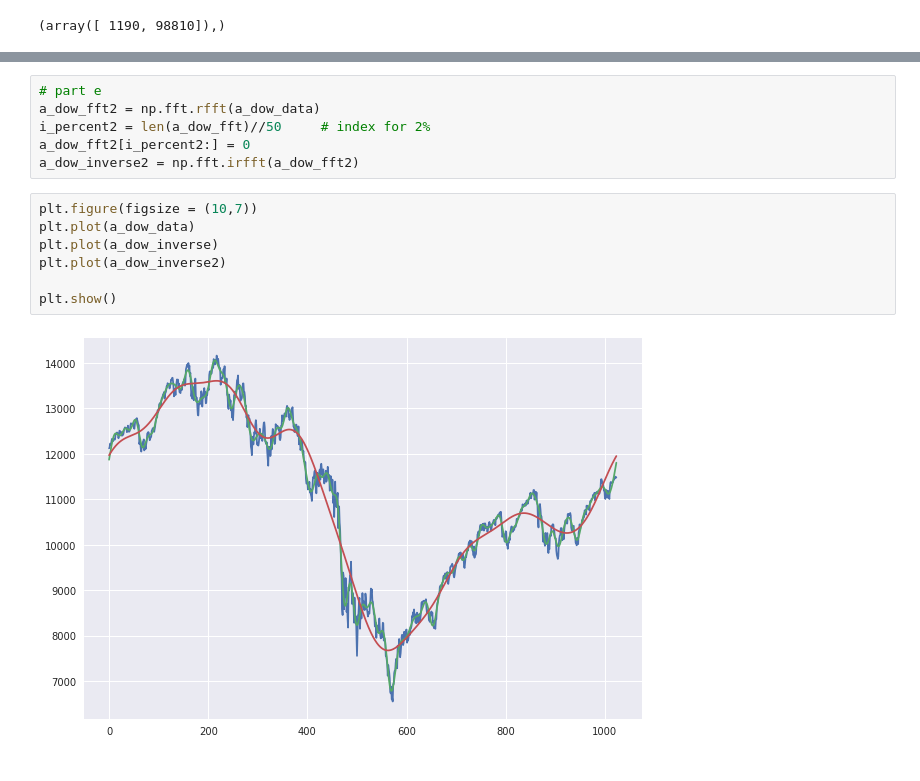
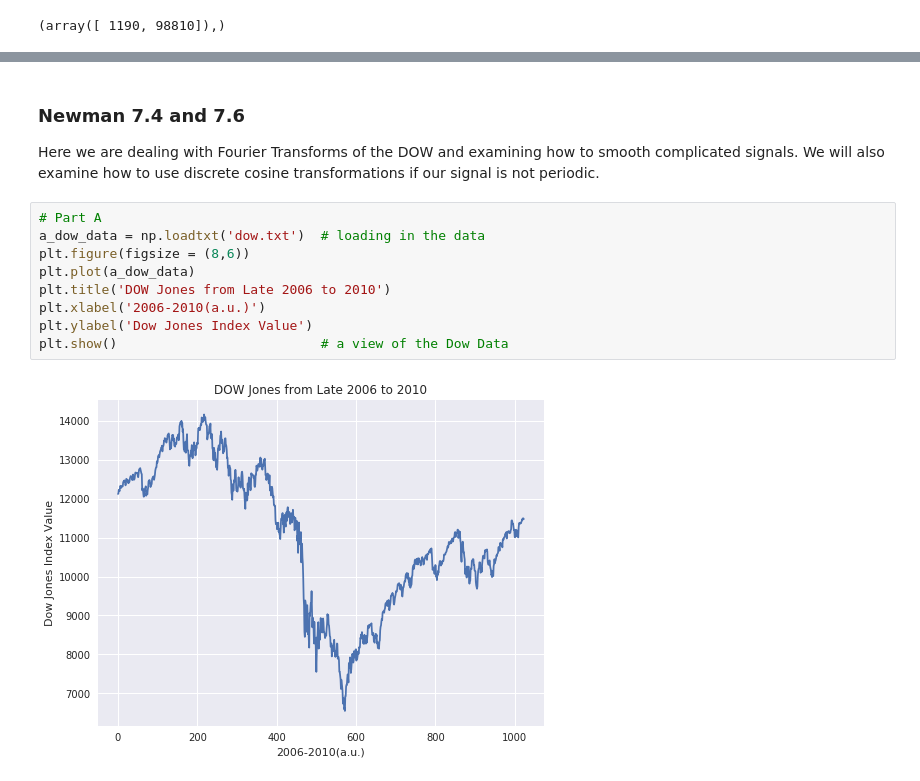
Before and after one commit to andrewkhardy/PHY-407, a Jupyter notebook: Lab05-01.ipynb, the cells around one changed output, grey strips where cells are left out. Drawn from its saved outputs; the diff is of its cells as text.

```diff
--- a/Lab05-01.ipynb
+++ b/Lab05-01.ipynb
@@ -89,15 +85,14 @@ plt.show()
-# %%
-# part e
-a_dow_fft2 = np.fft.rfft(a_dow_data)
-i_percent2 = len(a_dow_fft)//50     # index for 2%
-a_dow_fft2[i_percent2:] = 0
-a_dow_inverse2 = np.fft.irfft(a_dow_fft2)
-# %%
-plt.figure(figsize = (10,7))
-plt.plot(a_dow_data)
-plt.plot(a_dow_inverse)
-plt.plot(a_dow_inverse2)
-
-plt.show()
-# %% [output]
-[figure, removed]
+# %% [markdown]
+### Newman 7.4 and 7.6
+Here we are dealing with Fourier Transforms of the DOW and examining how to smooth complicated signals. We will also examine how to use discrete cosine transformations if our signal is not periodic.
+# %%
+# Part A
+a_dow_data = np.loadtxt('dow.txt')  # loading in the data
+plt.figure(figsize = (8,6))
+plt.plot(a_dow_data)
+plt.title('DOW Jones from Late 2006 to 2010')
+plt.xlabel('2006-2010(a.u.)')
+plt.ylabel('Dow Jones Index Value')
+plt.show()                          # a view of the Dow Data
+# %% [output]
+[figure, added]
```
Also changed, not shown: parts of 27 cells of this notebook.
